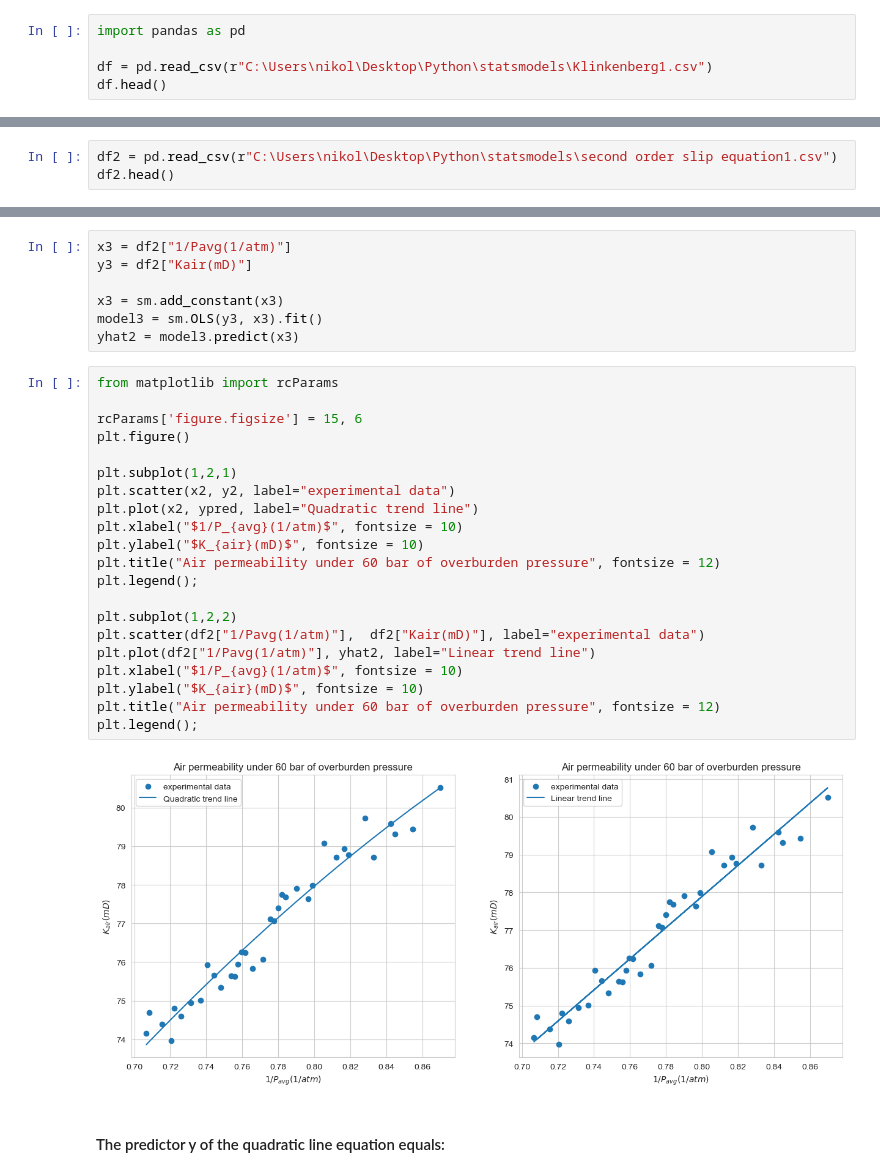
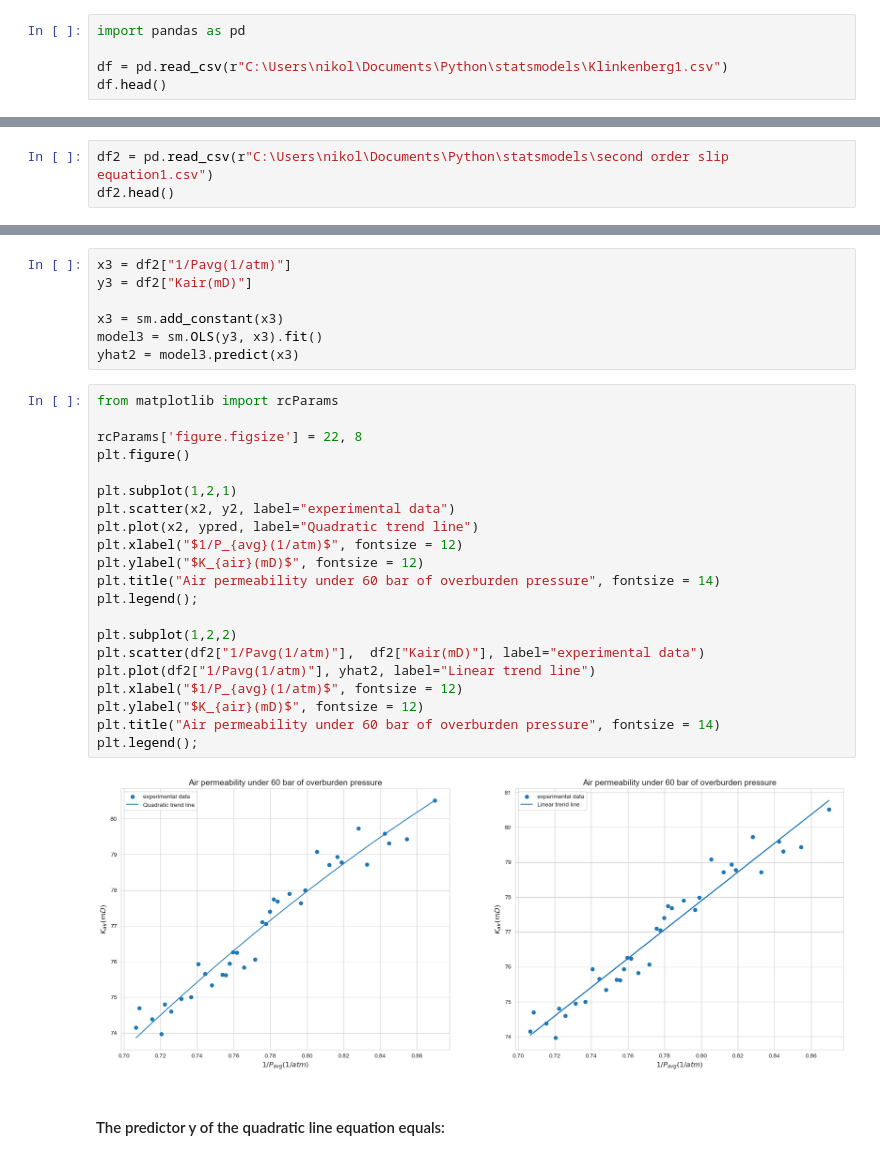
Before and after one commit to MadScientist1995/python, a Jupyter notebook: Absolute permeability of a rock sample.ipynb, the cells around one changed output, grey strips where cells are left out. Drawn from its saved outputs; the diff is of its cells as text.

```diff
--- a/Absolute permeability of a rock sample.ipynb
+++ b/Absolute permeability of a rock sample.ipynb
@@ -17,7 +17,7 @@ $$ P_{avg}=\frac{P_1+P_2}{2} $$
 # %%
 import pandas as pd
 
-df = pd.read_csv(r"C:\Users\nikol\Desktop\Python\statsmodels\Klinkenberg1.csv")
+df = pd.read_csv(r"C:\Users\nikol\Documents\Python\statsmodels\Klinkenberg1.csv")
 df.head()
 # %% [output]
 |  | DP(psia) | Q(ml/min) |
@@ -108,7 +108,7 @@ Notes:
 # %% [markdown]
 #### A data frame of experimental data will be used under 150 bar of overburden pressure.
 # %%
-df2 = pd.read_csv(r"C:\Users\nikol\Desktop\Python\statsmodels\second order slip equation1.csv")
+df2 = pd.read_csv(r"C:\Users\nikol\Documents\Python\statsmodels\second order slip equation1.csv")
 df2.head()
 # %% [output]
 |  | DP(psia) | Q(ml/min) |
@@ -162,26 +162,26 @@ yhat2 = model3.predict(x3)
 # %%
 from matplotlib import rcParams
 
-rcParams['figure.figsize'] = 15, 6
+rcParams['figure.figsize'] = 22, 8
 plt.figure()
 
 plt.subplot(1,2,1)
 plt.scatter(x2, y2, label="experimental data")
 plt.plot(x2, ypred, label="Quadratic trend line")
-plt.xlabel("$1/P_{avg}(1/atm)$", fontsize = 10)
-plt.ylabel("$K_{air}(mD)$", fontsize = 10)
-plt.title("Air permeability under 60 bar of overburden pressure", fontsize = 12)
+plt.xlabel("$1/P_{avg}(1/atm)$", fontsize = 12)
+plt.ylabel("$K_{air}(mD)$", fontsize = 12)
+plt.title("Air permeability under 60 bar of overburden pressure", fontsize = 14)
 plt.legend();
 
 plt.subplot(1,2,2)
 plt.scatter(df2["1/Pavg(1/atm)"],  df2["Kair(mD)"], label="experimental data")
 plt.plot(df2["1/Pavg(1/atm)"], yhat2, label="Linear trend line")
-plt.xlabel("$1/P_{avg}(1/atm)$", fontsize = 10)
-plt.ylabel("$K_{air}(mD)$", fontsize = 10)
-plt.title("Air permeability under 60 bar of overburden pressure", fontsize = 12)
+plt.xlabel("$1/P_{avg}(1/atm)$", fontsize = 12)
+plt.ylabel("$K_{air}(mD)$", fontsize = 12)
+plt.title("Air permeability under 60 bar of overburden pressure", fontsize = 14)
 plt.legend();
 # %% [output]
-[figure, old version]
+[figure, new version]
 # %% [markdown]
 #### The predictor y of the quadratic line equation equals:
 # %%
```
Also changed, not shown: parts of 10 cells of this notebook.
